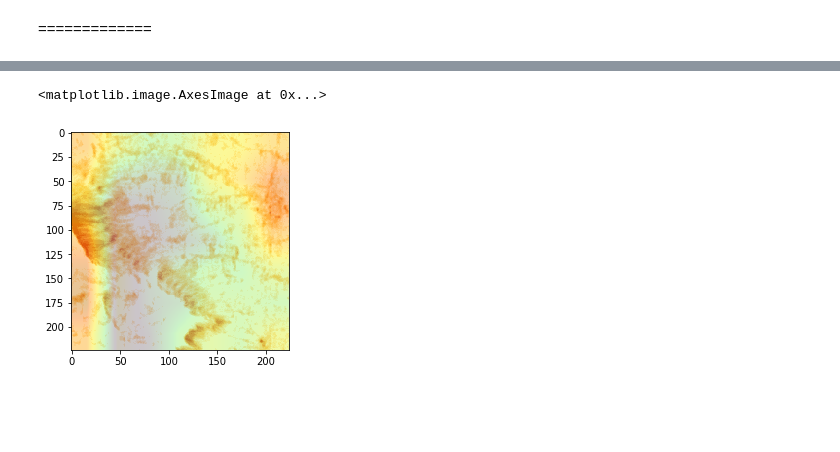
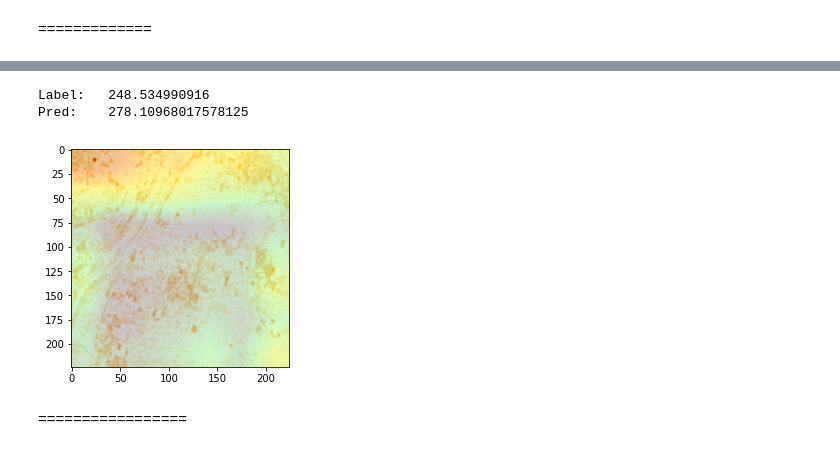
Before and after one commit to chrisyeh96/india-poverty, a Jupyter notebook: notebooks/eval.ipynb, the cells around one changed output, grey strips where cells are left out. Drawn from its saved outputs; the diff is of its cells as text; code cells hidden in the pictures; blank space fills up the shorter version.

```diff
--- a/notebooks/eval.ipynb
+++ b/notebooks/eval.ipynb
@@ -158,5 +159,5 @@ def vis_cam(idx):
   cam_img = cv2.resize(cam_img, (224, 224))
   plt.imshow(cam_img)
   img_orig = ((img.numpy().transpose(1,2,0) * [0.229, 0.224, 0.225] + [0.485, 0.456, 0.406]))
-  plt.imshow(plt.cm.jet(1-cam_img)[:,:,:3] * 0.2 + img_orig * 0.8)
-  return label
+  plt.imshow(plt.cm.jet(cam_img)[:,:,:3] * 0.2 + img_orig * 0.8)
+  return cam
@@ -281,5 +164,8 @@ img_orig = ((img.numpy().transpose(1,2,0) * [0.229, 0.224, 0.225] + [0.485, 0.45
-# %%
-plt.imshow(plt.cm.jet(cam)[:,:,:3] * 0.2 + img_orig * 0.8)
-# %% [output]
-<matplotlib.image.AxesImage at 0x...>
-[figure, removed]
+# %%
+cam = vis_cam(69)
+# %% [output]
+Label:   248.534990916
+Pred:    278.10968017578125
+[figure, added]
+# %% [markdown]
+=================
```
Also changed, not shown: parts of 29 cells of this notebook, 10 other files.
